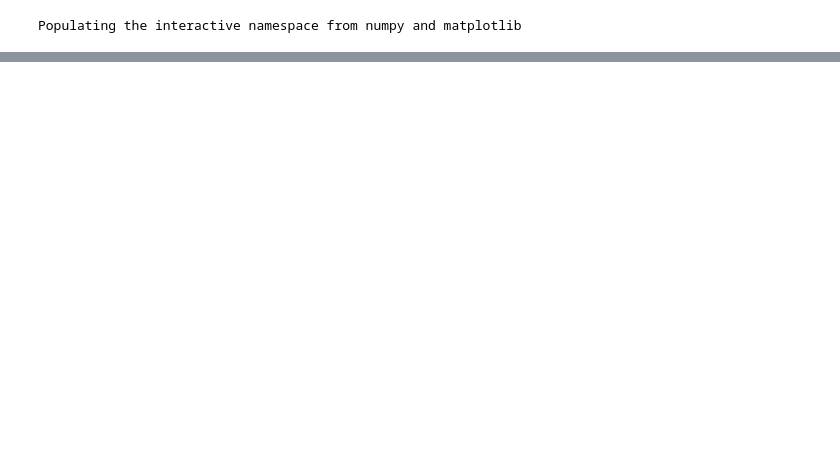
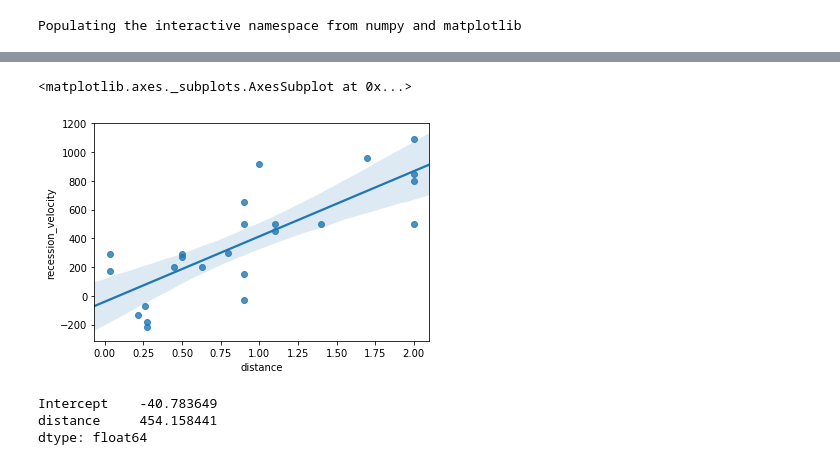
Before and after one commit to jxxcarlson/python-bootcamp-2019, a Jupyter notebook: weekly_lessons/week_2/Hubble_data.ipynb, the cells around one changed output, grey strips where cells are left out. Saved outputs shown, nothing was run; the diff lists cells and outputs as text; code cells hidden in the pictures; blank space fills up the shorter version.

```diff
--- a/weekly_lessons/week_2/Hubble_data.ipynb
+++ b/weekly_lessons/week_2/Hubble_data.ipynb
@@ -32,9 +49,16 @@ plt.show()
 # %%
-sns.regplot('dist', 'rec_vel', data=df)
+sns.regplot('distance', 'recession_velocity', data=df)
+# %% [output]
+<matplotlib.axes._subplots.AxesSubplot at 0x...>
+[figure, added]
 # %%
 import statsmodels.formula.api as sm
-result = sm.ols(formula="rec_vel ~ dist", data=df).fit()
+result = sm.ols(formula="recession_velocity ~ distance", data=df).fit()
 print(result.params)
+# %% [output]
+Intercept    -40.783649
+distance     454.158441
+dtype: float64
 # %%
 # H = 454 is the Hubble constant, measured in km/sec/megaparsec
 #
```
Also changed, not shown: parts of 5 cells of this notebook, 1 other file.
